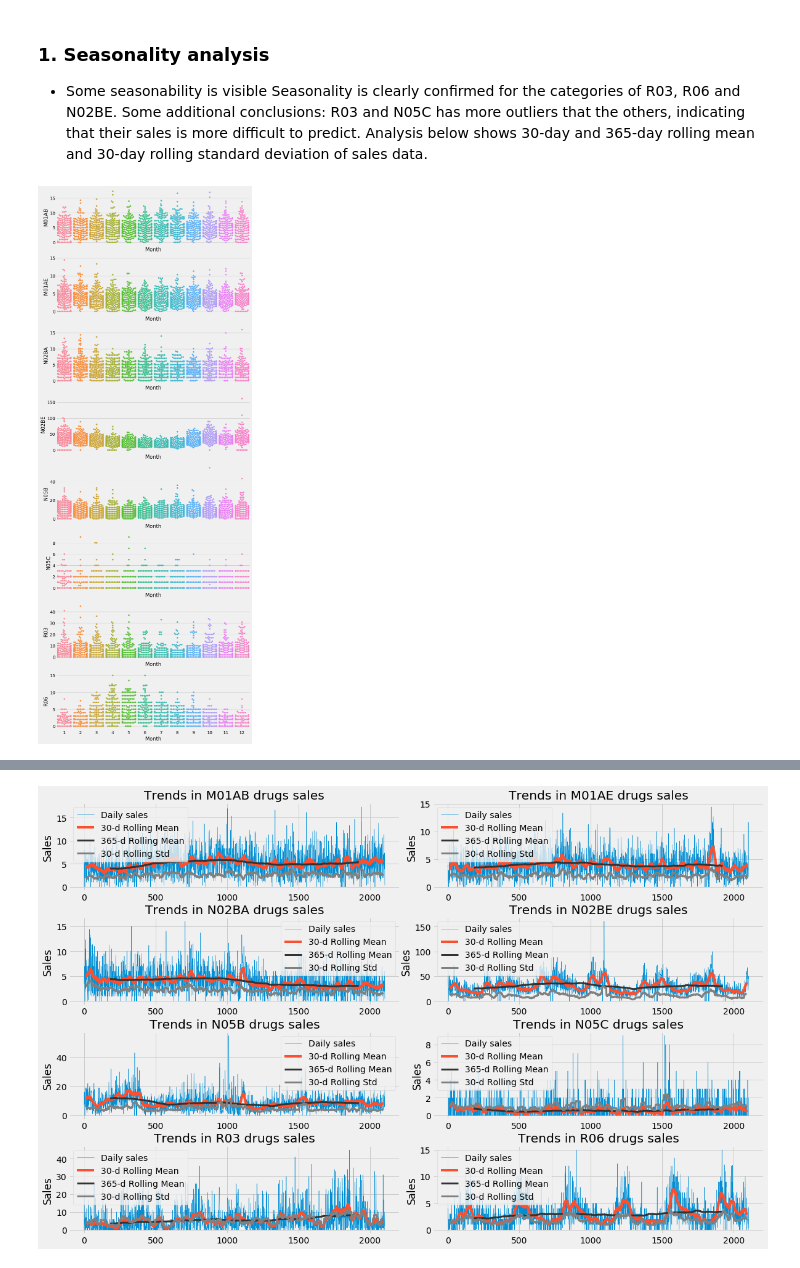
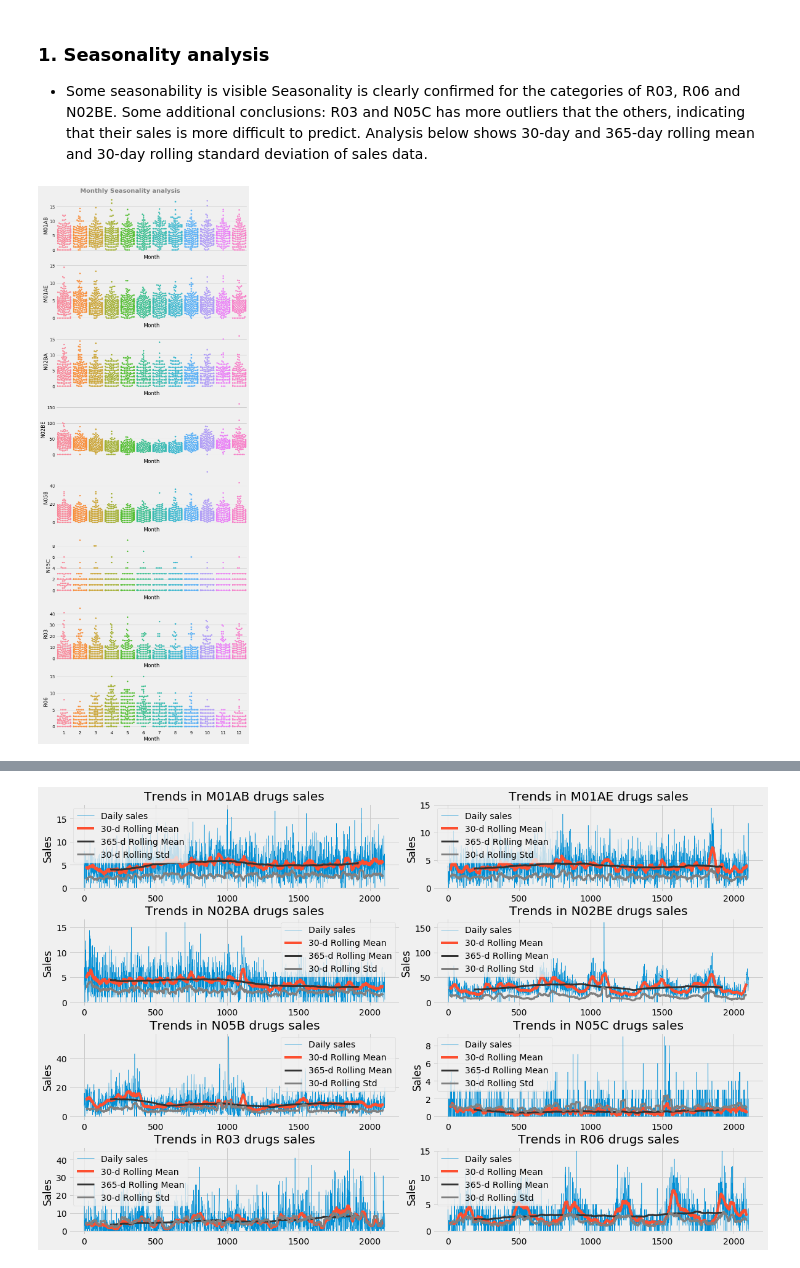
Before and after one commit to jhenvi/Pharma-sales-data, a Jupyter notebook: sales analysis.ipynb, the cells around one changed output, grey strips where cells are left out. Drawn from its saved outputs; the diff is of its cells as text; code cells hidden in the pictures.

```diff
--- a/sales analysis.ipynb
+++ b/sales analysis.ipynb
@@ -91,12 +91,13 @@ Seasonality is clearly confirmed for the categories of R03, R06 and N02BE. Some
 Analysis below shows 30-day and 365-day rolling mean and 30-day rolling standard deviation of sales data.
 # %%
 fig, axes = plt.subplots(8, 1, figsize=(10, 30), sharex=True)
+plt.text(x=1, y=160, s="Monthly Seasonality analysis",weight="bold", fontsize=20,color="black", alpha=.45)
 for name, ax in zip(['M01AB','M01AE','N02BA','N02BE', 'N05B','N05C','R03','R06'], axes):
     sns.swarmplot(data=dailydf, x='Month', y=name, ax=ax)
 
 #save graph
 plt.savefig('graphs/seasonalityAnalysis1.png')
 # %% [output]
-[figure, old version]
+[figure, new version]
 # %%
 fig, axes = plt.subplots(8, 1, figsize=(10, 30), sharex=True)
```
Also changed, not shown: parts of 1 cell of this notebook, 2 other files.
